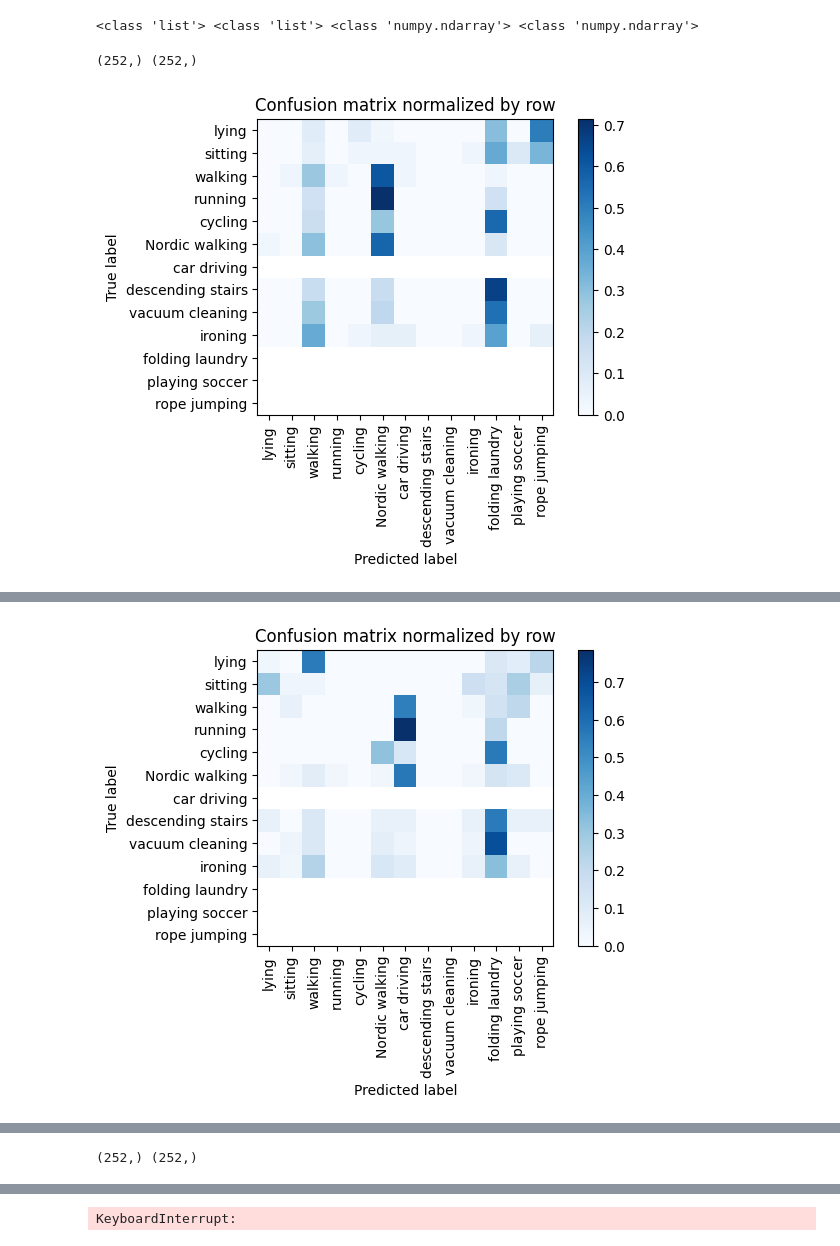
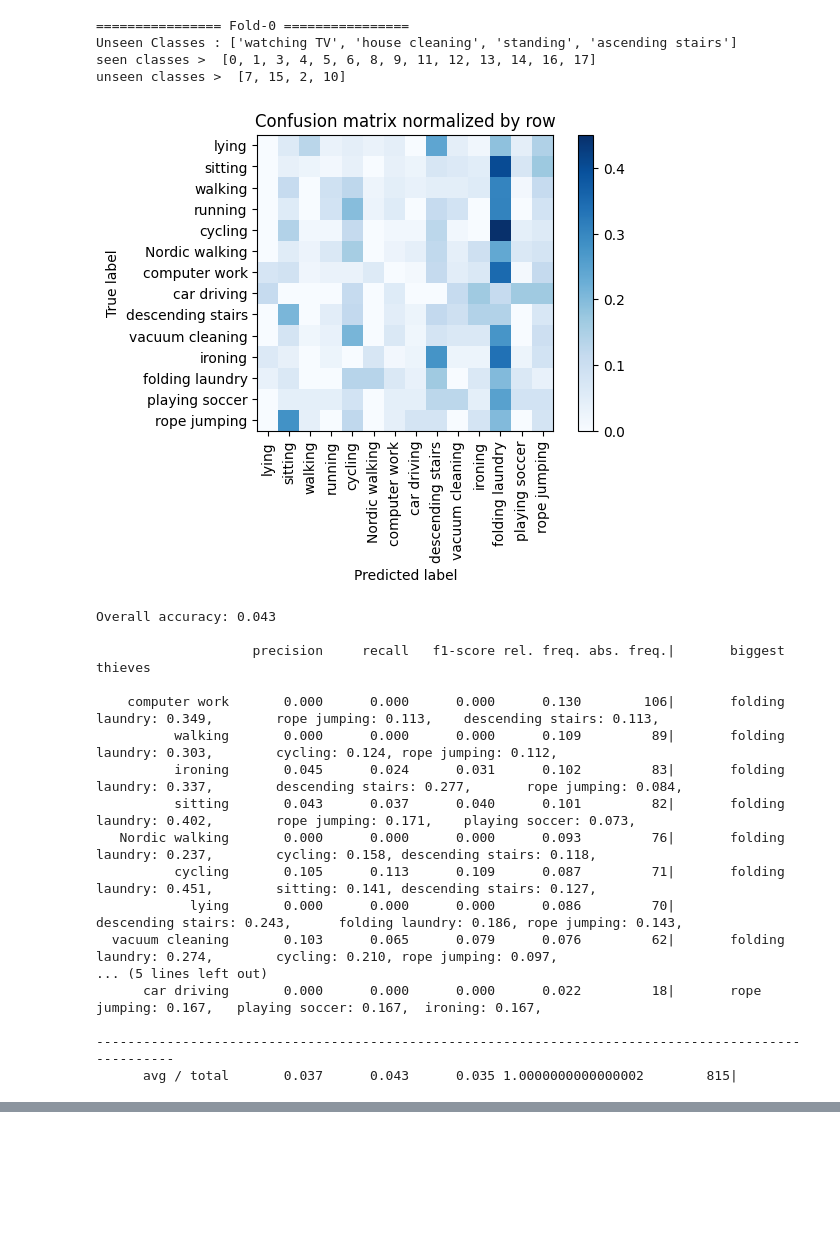
Before and after one commit to nipdep/HAR-ZSL-XAI, a Jupyter notebook: Exp1.ipynb, the cells around one changed output, grey strips where cells are left out. Saved outputs shown, nothing was run; the diff lists cells and outputs as text; code cells hidden in the pictures; blank space fills up the shorter version.

Commit message:
[add] model benchmarks

```diff
--- a/Exp1.ipynb
+++ b/Exp1.ipynb
@@ -23,7 +34,7 @@ config = {
     # general information
     "experiment-name": "test-001",
     "datetime": date.today(),
-    "device": "cpu",
+    "device": "gpu",
     "dataset": "PAMAP2",
     "Model": "RelativeGlobalAttention",
     # model training configs
@@ -33,10 +44,11 @@ config = {
     "folding": True,
     "fold_classes": [['watching TV', 'house cleaning', 'standing', 'ascending stairs'], ['walking', 'rope jumping', 'sitting', 'descending stairs'], ['playing soccer', 'lying', 'vacuum cleaning', 'computer work'], ['cycling', 'running', 'Nordic walking'], ['ironing', 'car driving', 'folding laundry']],
     "lr": 0.001,
-    "n_epochs": 5,
+    "n_epochs": 20,
     "optimizer": "adam",
     "batch_size": 32,
     "semantic_loss": "cosine_distance",
+    "loss_alpha": 0.8,
     # model configs
     "d_model": 128,
     "num_heads": 8,
@@ -51,7 +63,7 @@ config = {
 if config['device'] == 'cpu':
     device = "cpu"
 else:
-    torch.device("cuda:0" if torch.cuda.is_available() else "cpu")
+    device = torch.device("cuda:0" if torch.cuda.is_available() else "cpu")
 # %%
 # import PAMAP2 dataset
 dataReader = PAMAP2Reader('./data/PAMAP2_Dataset/Protocol/')
@@ -72,57 +89,88 @@ activity_dict, attribute_dict, attr_mat = load_attribute('./data/PAMAP2_Dataset/
 _, attr_size = attr_mat.shape
 # %%
 # import action features
-feat_size = 64
-n_actions = 18
-feat_mat = np.random.randn(n_actions, feat_size)
+# feat_size = 64
+# n_actions = 18
+# feat_mat = np.random.randn(n_actions, feat_size)
+
+# Load Glove-50 word embedding features
+feat_mat = np.load('./data/PAMAP2_Dataset/glove_features.npy')
+n_actions, feat_size = feat_mat.shape
 # %%
 # run 5-fold running
 fold_classes = config['fold_classes']
 fold_cls_ids = [[actionList.index(i) for i in j] for j in fold_classes]
 # %%
 for i, cs in enumerate(fold_cls_ids):
+    print("="*16, f'Fold-{i}', "="*16)
+    print(f'Unseen Classes : {fold_classes[i]}')
     # separate seen/unseen and train/eval
     data_dict = dataReader.generate(unseen_classes=cs, resampling=True, seen_ratio=config['seen_split'], unseen_ratio=config['unseen_split'])
     all_classes = dataReader.idToLabel
     seen_classes = data_dict['seen_classes']
     unseen_classes = data_dict['unseen_classes']
+    print("seen classes > ", seen_classes)
+    print("unseen classes > ", unseen_classes)
     train_n, seq_len, in_ft = data_dict['train']['X'].shape
     # build train_dt
+    # print(seen_classes)
     train_dt = PAMAP2Dataset(data=data_dict['train']['X'], actions=data_dict['train']['y'], attributes=attr_mat, action_feats=feat_mat, action_classes=seen_classes)
     train_dl = DataLoader(train_dt, batch_size=config['batch_size'], shuffle=True, pin_memory=True)
     # build seen eval_dt
     eval_dt = PAMAP2Dataset(data=data_dict['eval-seen']['X'], actions=data_dict['eval-seen']['y'], attributes=attr_mat, action_feats=feat_mat, action_classes=seen_classes)
     eval_dl = DataLoader(eval_dt, batch_size=config['batch_size'], shuffle=True, pin_memory=True)
     # build unseen test_dt
     test_dt = PAMAP2Dataset(data=data_dict['test']['X'], actions=data_dict['test']['y'], attributes=attr_mat, action_feats=feat_mat, action_classes=unseen_classes)
     test_dl = DataLoader(test_dt, batch_size=config['batch_size'], shuffle=True, pin_memory=True)
 
     # build model
     model = ZSLHARNet(in_ft=in_ft, d_model=config['d_model'], num_heads=config['num_heads'], ft_size=feat_size, attr_size=attr_size, max_len=seq_len)
     model.to(device)
     # define run parameters
     optimizer = Adam(model.parameters(), lr=config['lr'])
-    loss_module = {'feature': FeatureLoss(), 'attribute': AttributeLoss()}
+    # loss_module = {'feature': FeatureLoss(), 'attribute': AttributeLoss()}
+    loss_module = {'feature': MSELoss(), 'attribute': AttributeLoss()}
     best_acc = 0.0
     # train the model
     for epoch in tqdm(range(config['n_epochs']), desc='Training Epoch', leave=False):
-        train_metrics = train_step(model, train_dl, optimizer, loss_module, 0.7, device, class_names=[all_classes[i] for i in seen_classes], target_feat_met=train_dt.target_feat, phase='train')
-        eval_metrics = eval_step(model, eval_dl, loss_module, 0.7, device, class_names=[all_classes[i] for i in seen_classes],  target_feat_met=train_dt.target_feat, phase='eval')
+        train_metrics = train_step(model, train_dl, optimizer, loss_module, config['loss_alpha'], device, class_names=[all_classes[i] for i in seen_classes], target_feat_met=train_dt.target_feat, phase='train', with_attr=True)
+        eval_metrics = eval_step(model, eval_dl, loss_module, config['loss_alpha'], device, class_names=[all_classes[i] for i in seen_classes],  target_feat_met=eval_dt.target_feat, phase='eval', with_attrs=True, print_report=False)
         # print(f"EPOCH [{epoch}] TRAINING : {train_metrics}")
         # print(f"EPOCH [{epoch}] EVAL : {eval_metrics}")
         if eval_metrics['total_accuracy'] > best_acc:
             best_model = deepcopy(model.state_dict())
 
     if best_acc == 0.0:
         best_model = deepcopy(model.state_dict())
 
     # replace by best model
     model.load_state_dict(best_model)
 
     # run evaluation on unseen classes
-    test_metrics = eval_step(model, test_dl, loss_module, 0.7, device, class_names=[all_classes[i] for i in unseen_classes],  target_feat_met=train_dt.target_feat, phase='eval')
+    test_metrics = eval_step(model, test_dl, loss_module, 0.7, device, class_names=[all_classes[i] for i in unseen_classes],  target_feat_met=test_dt.target_feat, phase='eval')
     print(test_metrics)
+    print("="*40)
+    break
 # %% [output]
-<class 'list'> <class 'list'> <class 'numpy.ndarray'> <class 'numpy.ndarray'>
+================ Fold-0 ================
+Unseen Classes : ['watching TV', 'house cleaning', 'standing', 'ascending stairs']
+seen classes >  [0, 1, 3, 4, 5, 6, 8, 9, 11, 12, 13, 14, 16, 17]
+unseen classes >  [7, 15, 2, 10]
+[figure, new version]
-(252,) (252,)
+Overall accuracy: 0.043
+
+                    precision     recall   f1-score rel. freq. abs. freq.|       biggest thieves
+
+    computer work       0.000      0.000      0.000      0.130        106|       folding laundry: 0.349,        rope jumping: 0.113,    descending stairs: 0.113,
+          walking       0.000      0.000      0.000      0.109         89|       folding laundry: 0.303,        cycling: 0.124, rope jumping: 0.112,
+          ironing       0.045      0.024      0.031      0.102         83|       folding laundry: 0.337,        descending stairs: 0.277,       rope jumping: 0.084,
+          sitting       0.043      0.037      0.040      0.101         82|       folding laundry: 0.402,        rope jumping: 0.171,    playing soccer: 0.073,
+   Nordic walking       0.000      0.000      0.000      0.093         76|       folding laundry: 0.237,        cycling: 0.158, descending stairs: 0.118,
+          cycling       0.105      0.113      0.109      0.087         71|       folding laundry: 0.451,        sitting: 0.141, descending stairs: 0.127,
+            lying       0.000      0.000      0.000      0.086         70|       descending stairs: 0.243,      folding laundry: 0.186, rope jumping: 0.143,
+  vacuum cleaning       0.103      0.065      0.079      0.076         62|       folding laundry: 0.274,        cycling: 0.210, rope jumping: 0.097,
+... (5 lines left out)
+      car driving       0.000      0.000      0.000      0.022         18|       rope jumping: 0.167,   playing soccer: 0.167,  ironing: 0.167,
+
+----------------------------------------------------------------------------------------------------
+      avg / total       0.037      0.043      0.035 1.0000000000000002        815|
-[figure, old version]
@@ -150 +212,0 @@ descending stairs       0.000      0.000      0.000      0.071         18|
-[figure, old version]
@@ -192 +250,0 @@ descending stairs       0.000      0.000      0.000      0.071         18|
-(252,) (252,)
@@ -214 +250,0 @@ descending stairs       0.000      0.000      0.000      0.071         18|
-KeyboardInterrupt:
```
Also changed, not shown: parts of 4 cells of this notebook, 14 other files.
